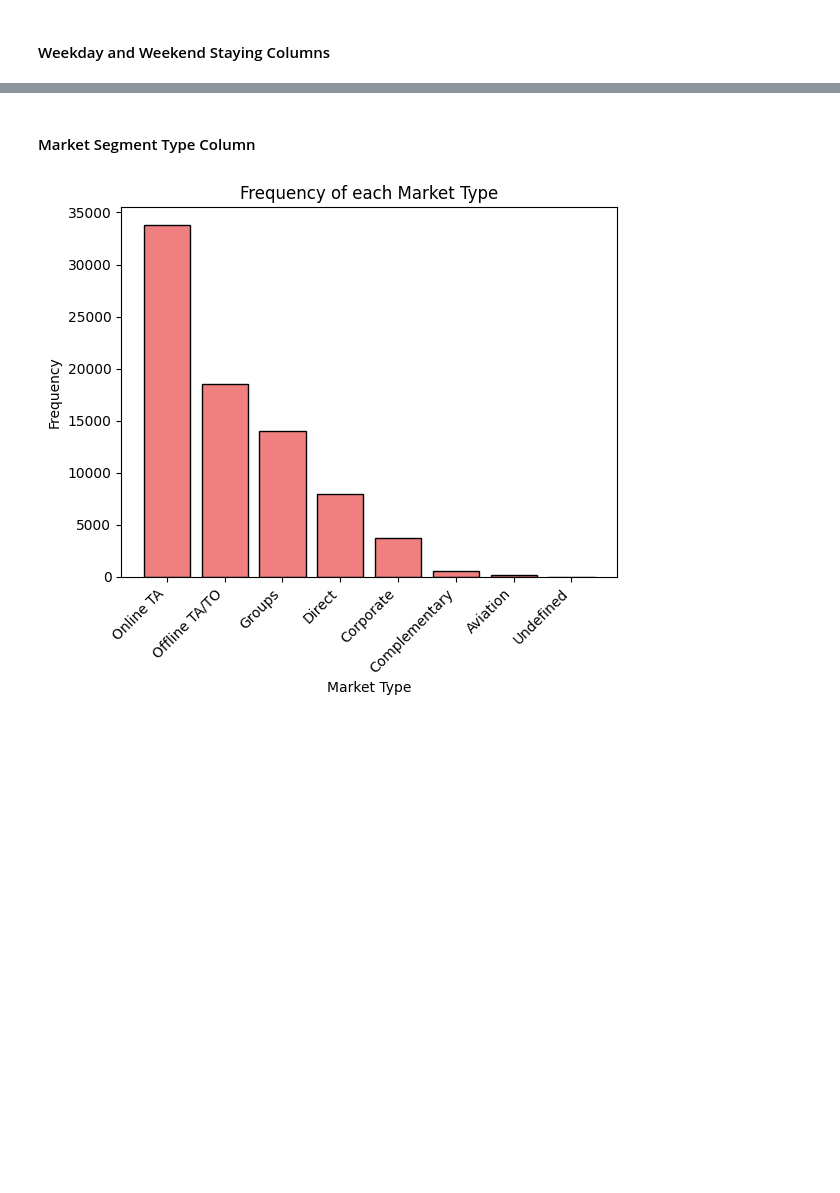
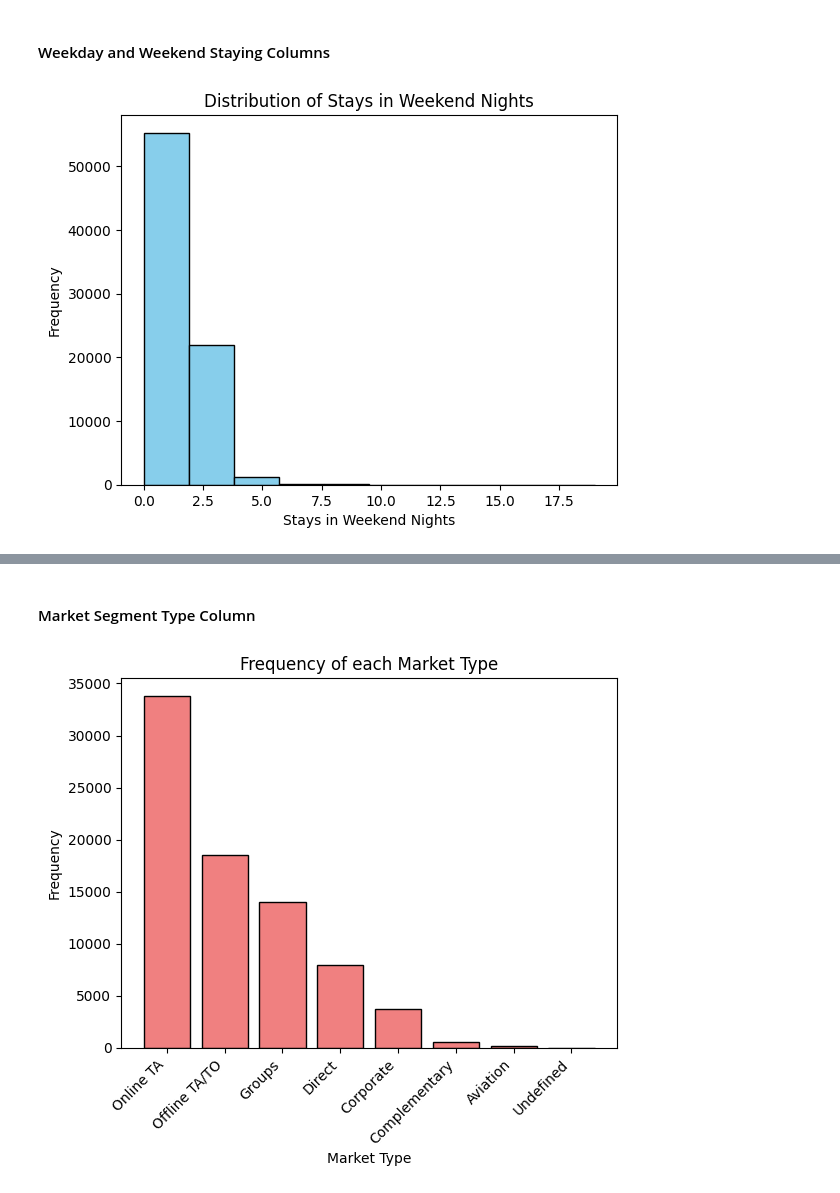
Before and after one commit to achen409/cs236-project, a Jupyter notebook: hotel_booking_cleaning.ipynb, the cells around one changed output, grey strips where cells are left out. Cells and saved outputs as stored; diff of their text form; code cells hidden in the pictures; blank space fills up the shorter version.

```diff
--- a/hotel_booking_cleaning.ipynb
+++ b/hotel_booking_cleaning.ipynb
@@ -158,2 +209,11 @@ arrival_date_counts
 # %% [markdown]
 #### Weekday and Weekend Staying Columns
+# %%
+plt.hist(hotel_pd["stays_in_weekend_nights"], color="skyblue", edgecolor="black")
+plt.xlabel("Stays in Weekend Nights")
+plt.ylabel("Frequency")
+plt.title("Distribution of Stays in Weekend Nights")
+
+plt.show()
+# %% [output]
+[figure, added]
```
Also changed, not shown: parts of 24 cells of this notebook.
